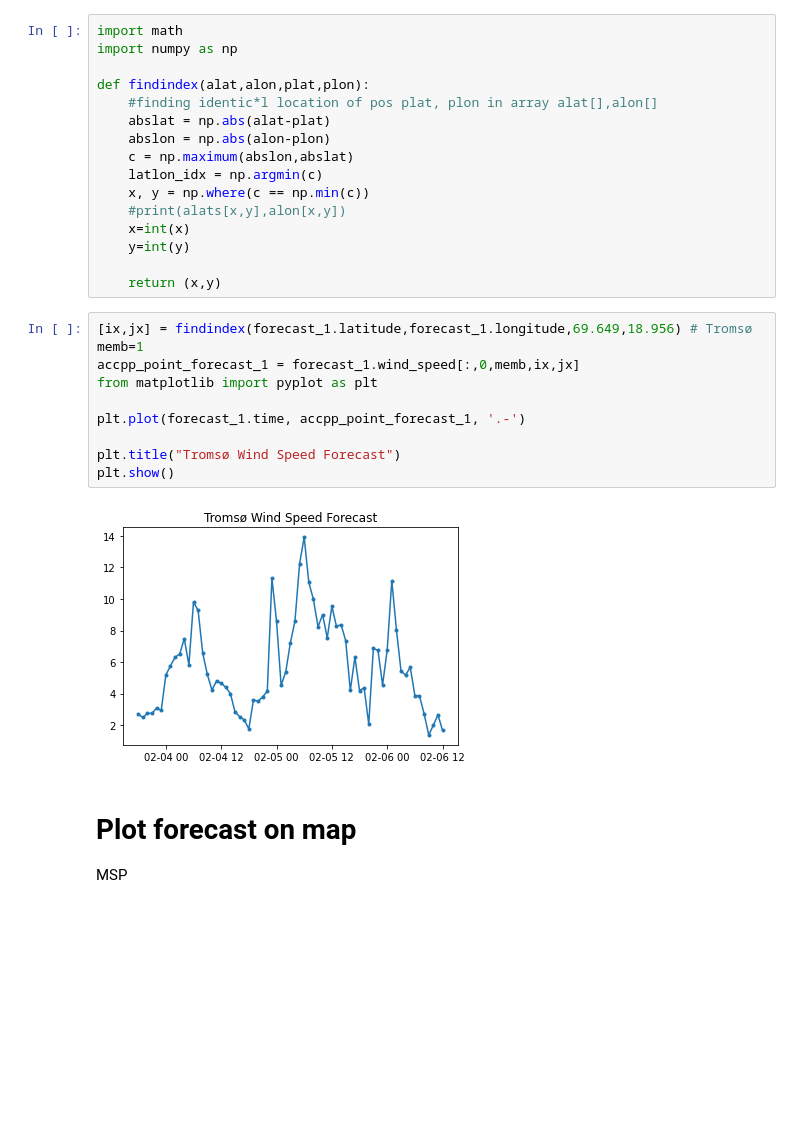
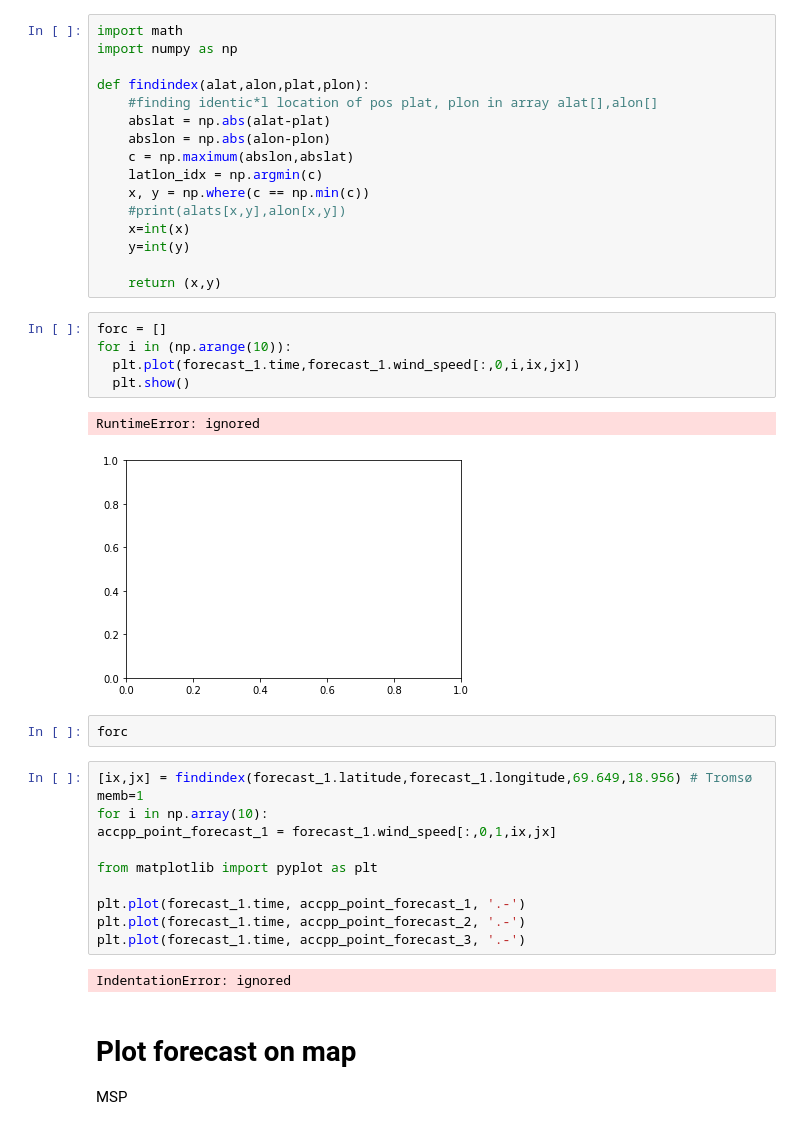
Before and after one commit to eirikngard/GEO4902, a Jupyter notebook: Ensemble_prediction.ipynb, the cells around one changed output. Drawn from its saved outputs; the diff is of its cells as text; blank space fills up the shorter version.

```diff
--- a/Ensemble_prediction.ipynb
+++ b/Ensemble_prediction.ipynb
@@ -171,18 +191,29 @@ def findindex(alat,alon,plat,plon):
     y=int(y)
 
     return (x,y)
+# %%
+forc = []
+for i in (np.arange(10)):
+  plt.plot(forecast_1.time,forecast_1.wind_speed[:,0,i,ix,jx])
+  plt.show()
+# %% [output]
+RuntimeError: ignored
+[figure, added]
+# %%
+forc
 # %%
 [ix,jx] = findindex(forecast_1.latitude,forecast_1.longitude,69.649,18.956) # Tromsø
 memb=1
-accpp_point_forecast_1 = forecast_1.wind_speed[:,0,memb,ix,jx]
+for i in np.array(10):
+accpp_point_forecast_1 = forecast_1.wind_speed[:,0,1,ix,jx]
+
 from matplotlib import pyplot as plt
 
 plt.plot(forecast_1.time, accpp_point_forecast_1, '.-')
-
-plt.title("Tromsø Wind Speed Forecast")
-plt.show()
+plt.plot(forecast_1.time, accpp_point_forecast_2, '.-')
+plt.plot(forecast_1.time, accpp_point_forecast_3, '.-')
 # %% [output]
-[figure, removed]
+IndentationError: ignored
 # %% [markdown]
 # Plot forecast on map
 MSP
```
Also changed, not shown: parts of 8 cells of this notebook.
